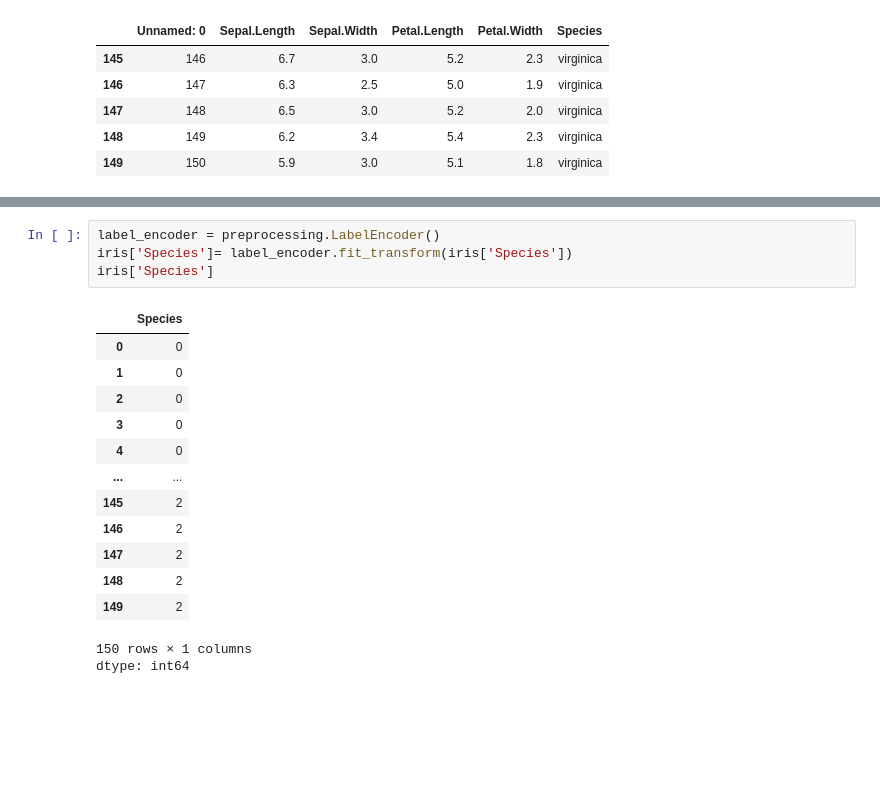
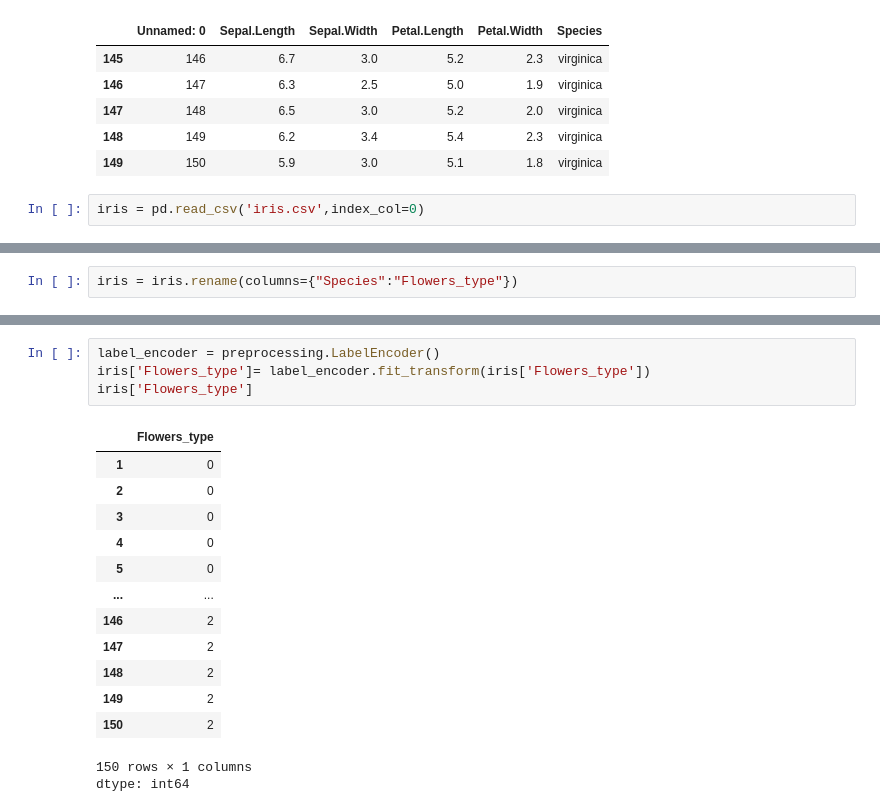
Before and after one commit to hemasri184753453224kaa/2311CS020532-theta-, a Jupyter notebook: dt_with_iris_.ipynb, the cells around one changed output, grey strips where cells are left out. Drawn from its saved outputs; the diff is of its cells as text; blank space fills up the shorter version.

```diff
--- a/dt_with_iris_.ipynb
+++ b/dt_with_iris_.ipynb
@@ -57,3 +57,5 @@ iris.tail()
 | 147 | 148 | 6.5 | 3.0 | 5.2 | 2.0 | virginica |
 | 148 | 149 | 6.2 | 3.4 | 5.4 | 2.3 | virginica |
 | 149 | 150 | 5.9 | 3.0 | 5.1 | 1.8 | virginica |
+# %%
+iris = pd.read_csv('iris.csv',index_col=0)
@@ -59,0 +71,2 @@ iris.tail()
+# %%
+iris = iris.rename(columns={"Species":"Flowers_type"})
@@ -60,19 +89,19 @@ iris.tail()
 # %%
 label_encoder = preprocessing.LabelEncoder()
-iris['Species']= label_encoder.fit_transform(iris['Species'])
-iris['Species']
+iris['Flowers_type']= label_encoder.fit_transform(iris['Flowers_type'])
+iris['Flowers_type']
 # %% [output]
-|  | Species |
-| 0 | 0 |
+|  | Flowers_type |
 | 1 | 0 |
 | 2 | 0 |
 | 3 | 0 |
 | 4 | 0 |
+| 5 | 0 |
 | ... | ... |
-| 145 | 2 |
 | 146 | 2 |
 | 147 | 2 |
 | 148 | 2 |
 | 149 | 2 |
+| 150 | 2 |
 150 rows × 1 columns
 dtype: int64
```
Also changed, not shown: parts of 16 cells of this notebook.
